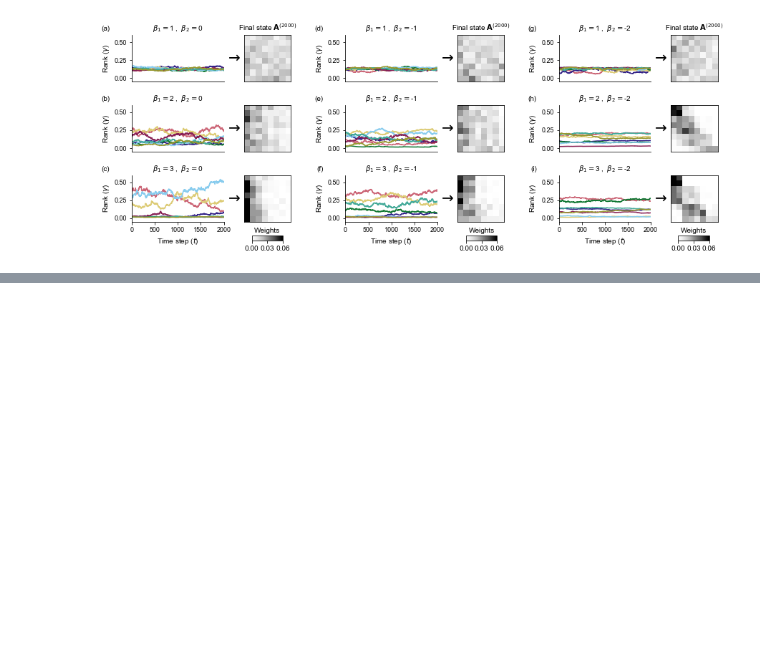
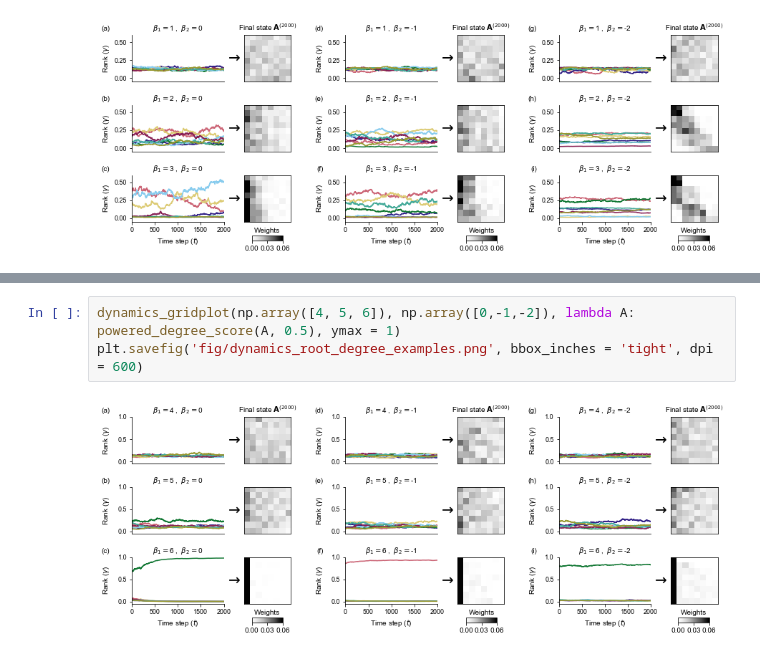
Before and after one commit to PhilChodrow/prestige_reinforcement, a Jupyter notebook: dynamics.ipynb, the cells around one changed output, grey strips where cells are left out. Drawn from its saved outputs; the diff is of its cells as text; blank space fills up the shorter version.

```diff
--- a/dynamics.ipynb
+++ b/dynamics.ipynb
@@ -439,0 +522,5 @@ axarr[1].set_title(r'$\beta_1 = 2.8\;$, $\;\beta_2 = -1.5$');
+# %%
+dynamics_gridplot(np.array([4, 5, 6]), np.array([0,-1,-2]), lambda A: powered_degree_score(A, 0.5), ymax = 1)
+plt.savefig('fig/dynamics_root_degree_examples.png', bbox_inches = 'tight', dpi = 600)
+# %% [output]
+[figure, added]
```
Also changed, not shown: parts of 4 cells of this notebook, 3 other files.
